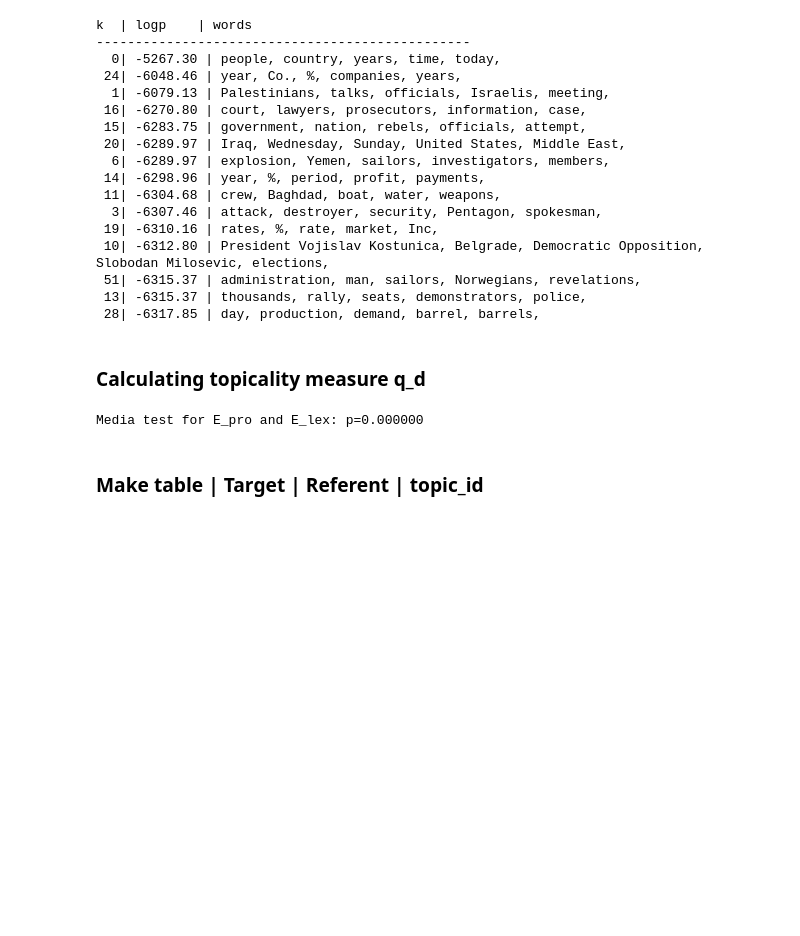
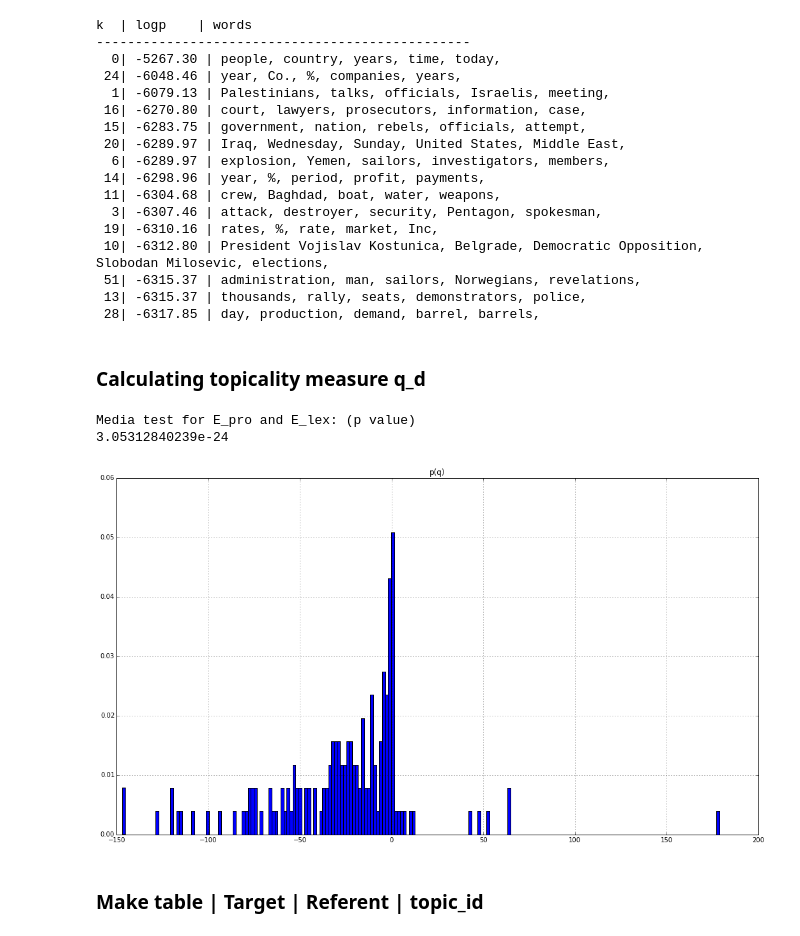
Before and after one commit to ronaldahmed/discourse-analysis, a Jupyter notebook: topicality and salience/main_topicality.ipynb, the cells around one changed output. Cells and saved outputs as stored; diff of their text form; code cells hidden in the pictures; blank space fills up the shorter version.

Commit message:
inline plots

```diff
--- a/topicality and salience/main_topicality.ipynb
+++ b/topicality and salience/main_topicality.ipynb
@@ -423,31 +424,34 @@ k  | logp    | words
 # %%
 N = len(docs)
 e_lex = np.zeros(N)
 e_pro = np.zeros(N)
 # Calc E_pro and E_lex
 for doc_index in xrange(N):
     E_lex = expectation_ref(refs_by_doc[doc_index]["lex"],gs,doc_index,referents_vocab)
     E_pro = expectation_ref(refs_by_doc[doc_index]["pro"],gs,doc_index,referents_vocab)
     e_lex[doc_index] = E_lex
     e_pro[doc_index] = E_pro
 
 # Calc qd: topicalty measure
 qd = e_pro - e_lex
 # don't consider cases were e_pro==-INF
 noinf_idx = qd!=-np.inf
 # median test
 stat,p,m,_ = scipy.stats.median_test(e_pro[noinf_idx],e_lex[noinf_idx])
 
-print("\nMedia test for E_pro and E_lex: p=%f" % p)
+print("\nMedia test for E_pro and E_lex: (p value)")
+print(p)
 
 #p(q) as histogram
-plt.figure()
-plt.hist(qd[noinf_idx],20,normed=True)
+plt.figure(figsize=(18,10))
+plt.hist(qd[noinf_idx],200,normed=True)
 plt.title("p(q)")
 plt.grid(True)
 plt.show()
 # %% [output]
-Media test for E_pro and E_lex: p=0.000000
+Media test for E_pro and E_lex: (p value)
+3.05312840239e-24
+[figure, added]
 # %% [markdown]
 ### Make table  | Target | Referent | topic_id
 # %%
```
Also changed, not shown: parts of 3 cells of this notebook, 1 other file.
